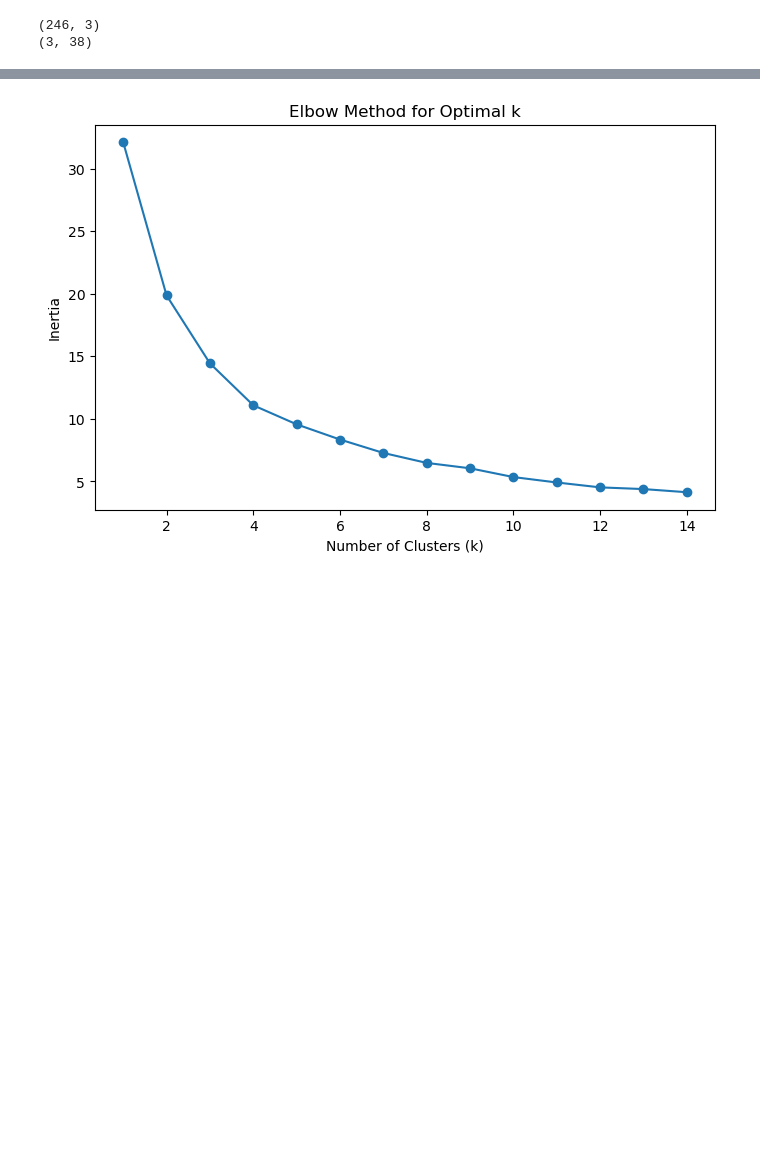
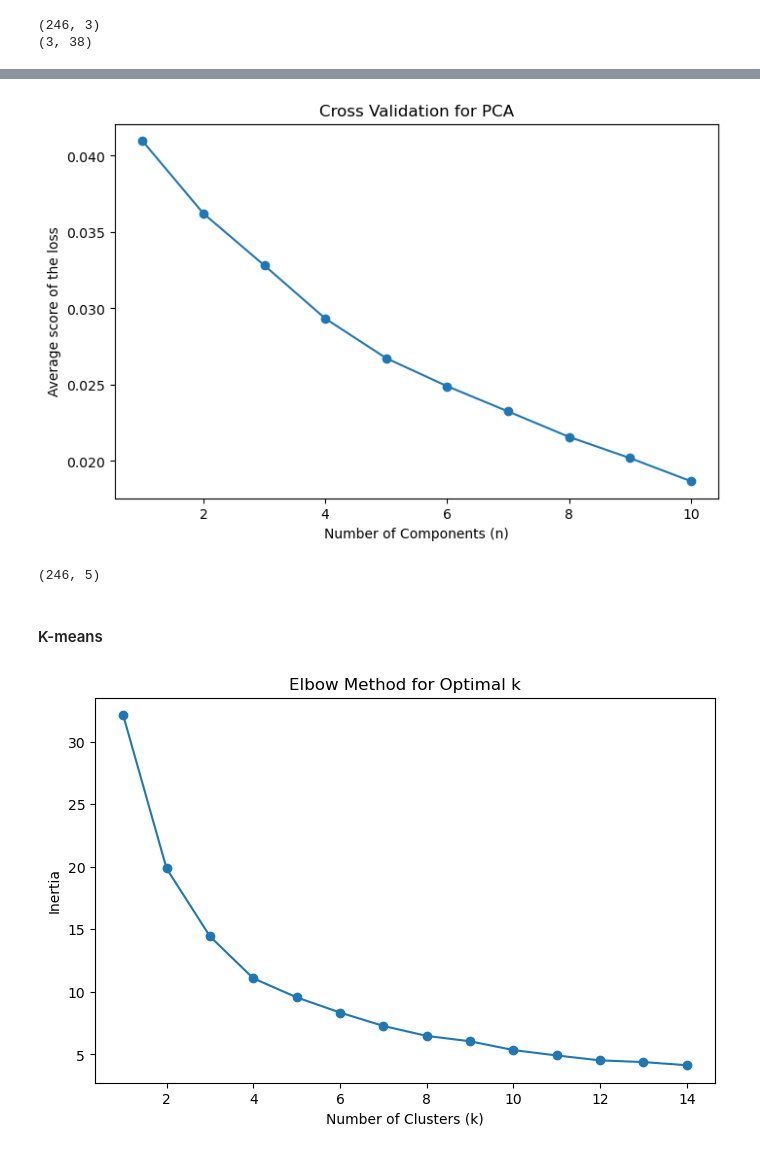
Before and after one commit to nemuru-pigeon/DSAIT4020, a Jupyter notebook: solution.ipynb, the cells around one changed output, grey strips where cells are left out. Saved outputs shown, nothing was run; the diff lists cells and outputs as text; code cells hidden in the pictures; blank space fills up the shorter version.

```diff
--- a/solution.ipynb
+++ b/solution.ipynb
@@ -65,0 +130,31 @@ print(H.shape)
+# %%
+# Cross verification
+best_n_components = 0
+best_score = float('inf')
+
+# iterate different number of n_components
+avg_scores = []
+for n_components in n_components_range:
+    scores = []
+
+    for train_index, test_index in kf.split(normalized_features):
+        X_train, X_test = normalized_features[train_index], normalized_features[test_index]
+
+        model = PCA(n_components=n_components, random_state=42)
+        X_train_reduced = model.fit_transform(X_train)
+        X_test_reduced = model.transform(X_test)
+        X_test_reconstructed = model.inverse_transform(X_test_reduced)
+
+        score = mean_squared_error(X_test, X_test_reconstructed)
+        scores.append(score)
+
+    avg_score = np.mean(scores)
+    avg_scores.append(avg_score)
+
+    print(f"Components: {n_components}, Score: {avg_score}")
+
+    if avg_score < best_score:
+        best_score = avg_score
+        best_n_components = n_components
+
+print(f"Best number of components: {best_n_components}, Best score: {best_score}")
@@ -66,3 +173,22 @@ print(H.shape)
+# %%
+# draw the n_components vs avg_score
+plt.figure(figsize=(8, 5))
+plt.plot(n_components_range, avg_scores, marker='o')
+plt.xlabel('Number of Components (n)')
+plt.ylabel('Average score of the loss')
+plt.title('Cross Validation for PCA')
+plt.show()
+# %% [output]
+[figure, added]
+# %%
+pca_model = PCA(n_components=5, random_state=0)  # 5
+feature_reduced = pca_model.fit_transform(normalized_features)
+print(feature_reduced.shape)
+# W = feature_reduced
+# %% [output]
+(246, 5)
+# %% [markdown]
+#### K-means
 # %%
 # use elbow method
 inertia = []
```
Also changed, not shown: parts of 20 cells of this notebook.
